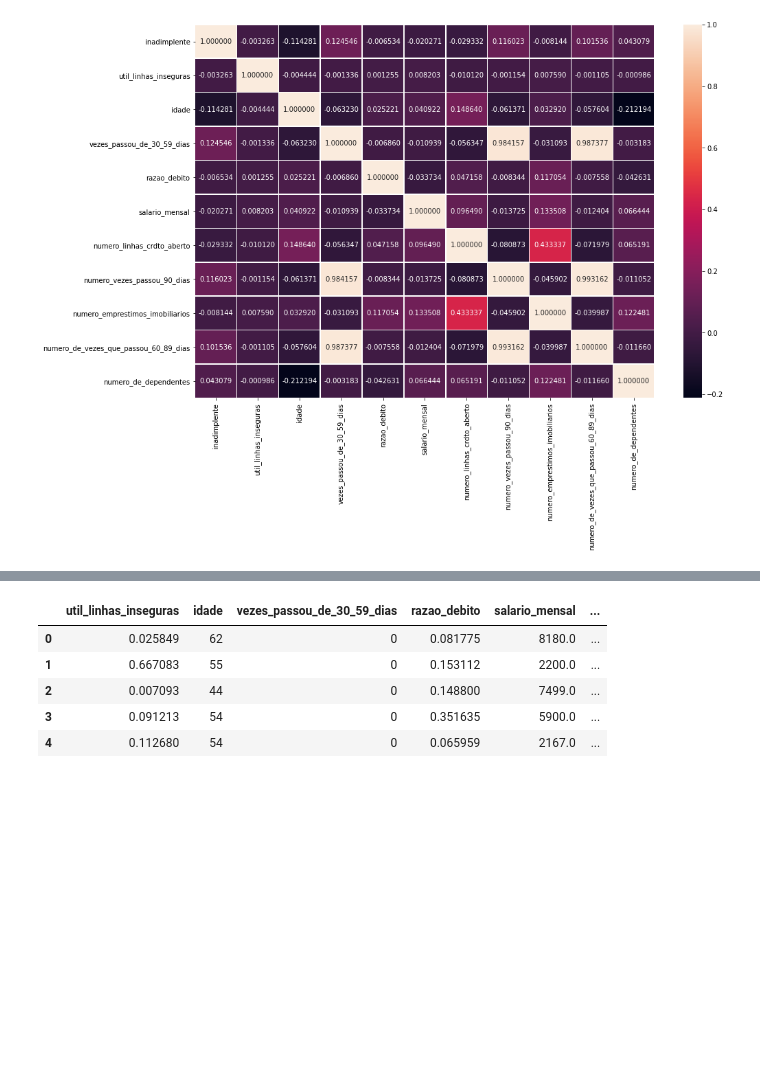
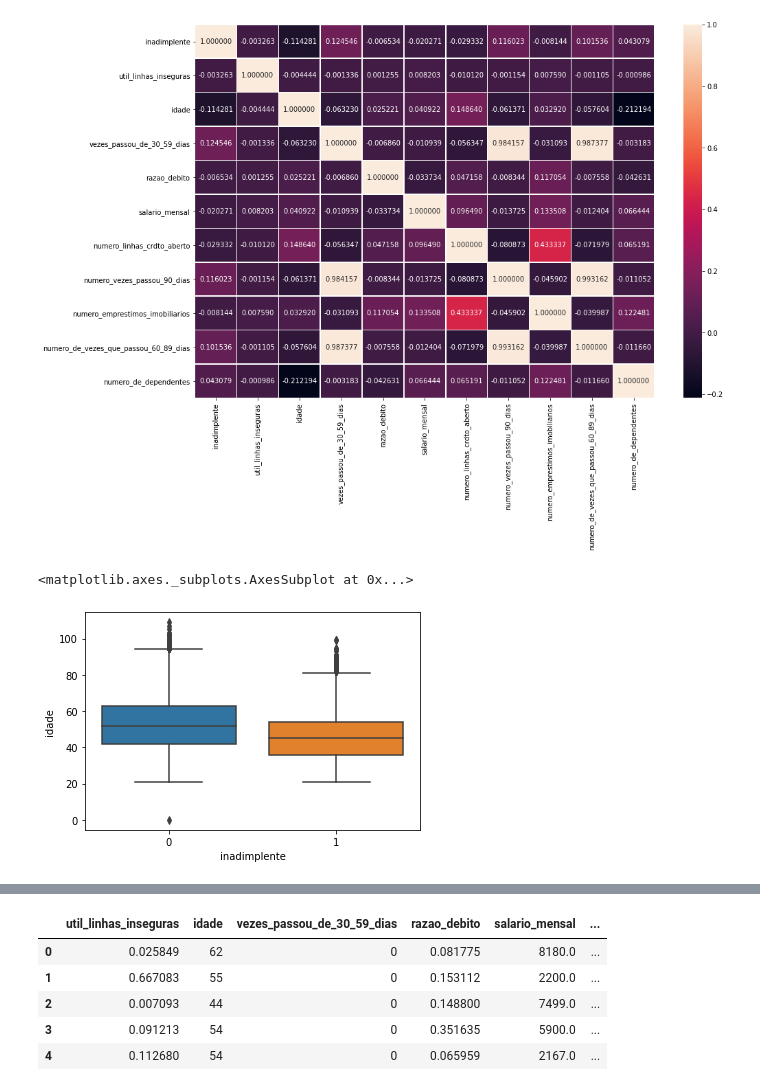
Before and after one commit to jonathansantoss/Aprovacao_creditos, a Jupyter notebook: Aprovacao_credito.ipynb, the cells around one changed output, grey strips where cells are left out. Drawn from its saved outputs; the diff is of its cells as text; code cells hidden in the pictures; blank space fills up the shorter version.

```diff
--- a/Aprovacao_credito.ipynb
+++ b/Aprovacao_credito.ipynb
@@ -70,3 +73,8 @@ sns.heatmap(dataset_treino.corr(), annot=True, fmt="f", linewidths=.5, ax=ax)
 # %% [output]
 <matplotlib.axes._subplots.AxesSubplot at 0x...>
 [figure]
+# %%
+sns.boxplot(x="inadimplente", y="idade", data=dataset_treino)
+# %% [output]
+<matplotlib.axes._subplots.AxesSubplot at 0x...>
+[figure, added]
```
Also changed, not shown: parts of 17 cells of this notebook.
